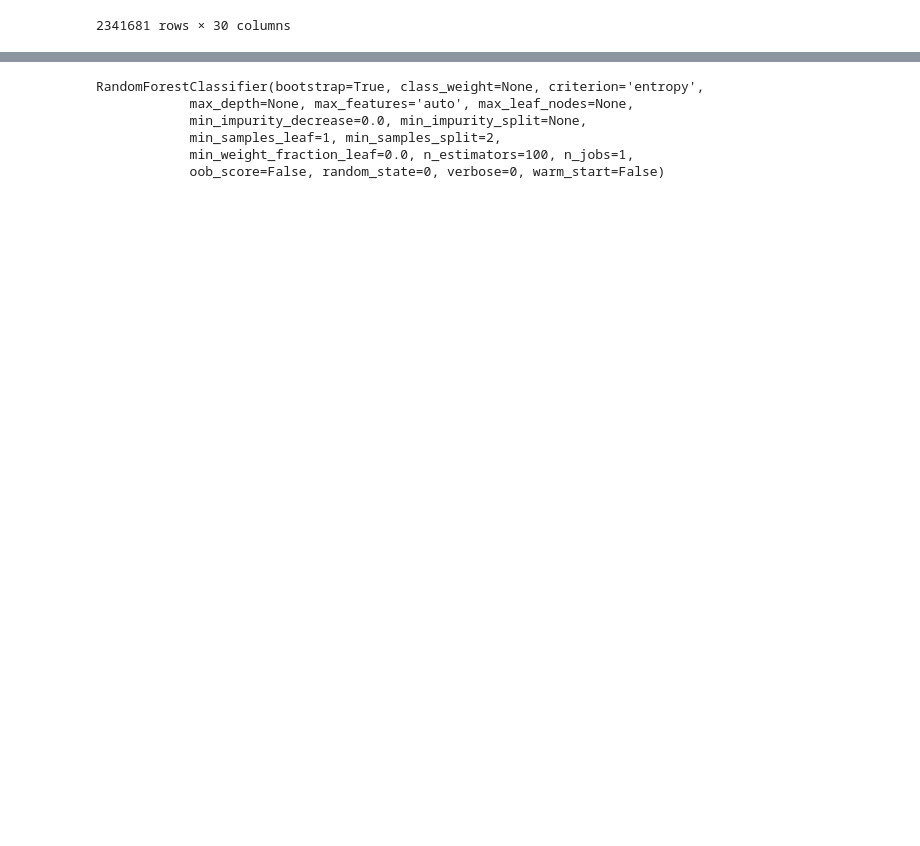
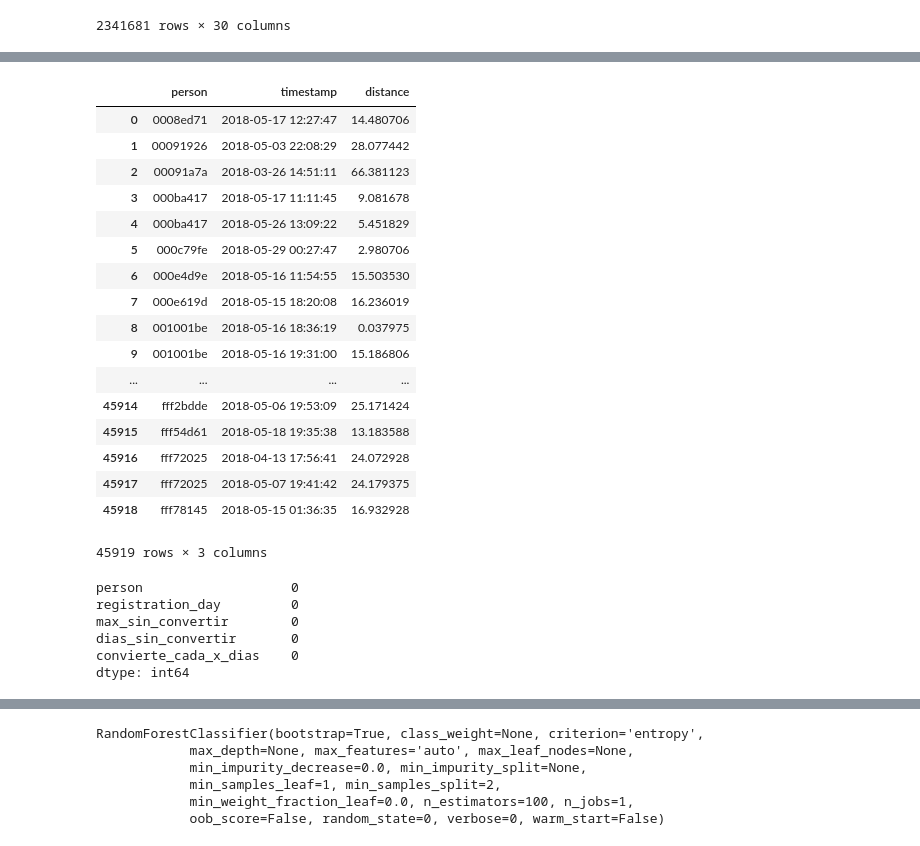
Before and after one commit to FrancoChoque/TP2Datos, a Jupyter notebook: tiempo_sesiones.ipynb, the cells around one changed output, grey strips where cells are left out. Saved outputs shown, nothing was run; the diff lists cells and outputs as text; code cells hidden in the pictures; blank space fills up the shorter version.

```diff
--- a/tiempo_sesiones.ipynb
+++ b/tiempo_sesiones.ipynb
@@ -139,0 +230,7 @@ train = pd.merge(train,eventos_x_person,on='person')
+# %%
+compradores = datos[['person','timestamp','event']].sort_values(by=['person','timestamp'])
+compradores = compradores.loc[compradores['event']=='conversion',['person','timestamp']]
+sesion_comprar = compradores.append(usuariosyregistros)
+sesion_comprar =sesion_comprar.reset_index(drop=True)
+sesion_comprar.drop(columns='new_vs_returning',inplace=True)
+sesion_comprar.sort_values(by=['person','timestamp'],inplace=True)
@@ -139,0 +245,25 @@ train = pd.merge(train,eventos_x_person,on='person')
+# %%
+sesion_comprar['timestamp'] = pd.to_datetime(sesion_comprar['timestamp'])
+distancias = dist_compras(sesion_comprar)
+distancias['distance']/= (60*60*24)
+# %%
+distancias
+# %% [output]
+|  | person | timestamp | distance |
+| 0 | 0008ed71 | 2018-05-17 12:27:47 | 14.480706 |
+| 1 | 00091926 | 2018-05-03 22:08:29 | 28.077442 |
+| 2 | 00091a7a | 2018-03-26 14:51:11 | 66.381123 |
+| 3 | 000ba417 | 2018-05-17 11:11:45 | 9.081678 |
+| 4 | 000ba417 | 2018-05-26 13:09:22 | 5.451829 |
+| 5 | 000c79fe | 2018-05-29 00:27:47 | 2.980706 |
+| 6 | 000e4d9e | 2018-05-16 11:54:55 | 15.503530 |
+| 7 | 000e619d | 2018-05-15 18:20:08 | 16.236019 |
+| 8 | 001001be | 2018-05-16 18:36:19 | 0.037975 |
+| 9 | 001001be | 2018-05-16 19:31:00 | 15.186806 |
+| ... | ... | ... | ... |
+| 45914 | fff2bdde | 2018-05-06 19:53:09 | 25.171424 |
+| 45915 | fff54d61 | 2018-05-18 19:35:38 | 13.183588 |
+| 45916 | fff72025 | 2018-04-13 17:56:41 | 24.072928 |
+| 45917 | fff72025 | 2018-05-07 19:41:42 | 24.179375 |
+| 45918 | fff78145 | 2018-05-15 01:36:35 | 16.932928 |
+45919 rows × 3 columns
@@ -139,0 +290,9 @@ train = pd.merge(train,eventos_x_person,on='person')
+# %%
+new_columns_days.isnull().sum()
+# %% [output]
+person                   0
+registration_day         0
+max_sin_convertir        0
+dias_sin_convertir       0
+convierte_cada_x_dias    0
+dtype: int64
```
Also changed, not shown: parts of 31 cells of this notebook, 1 other file.
